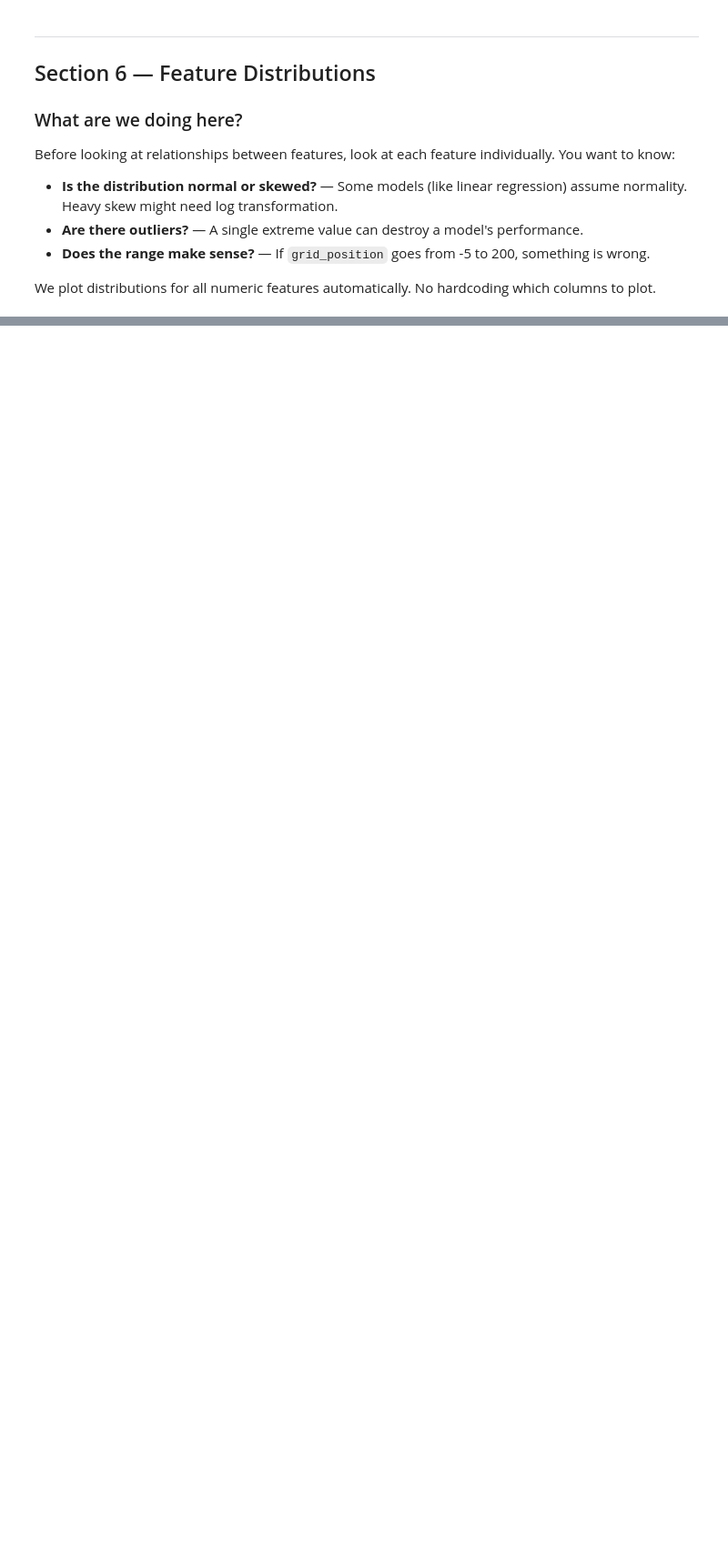
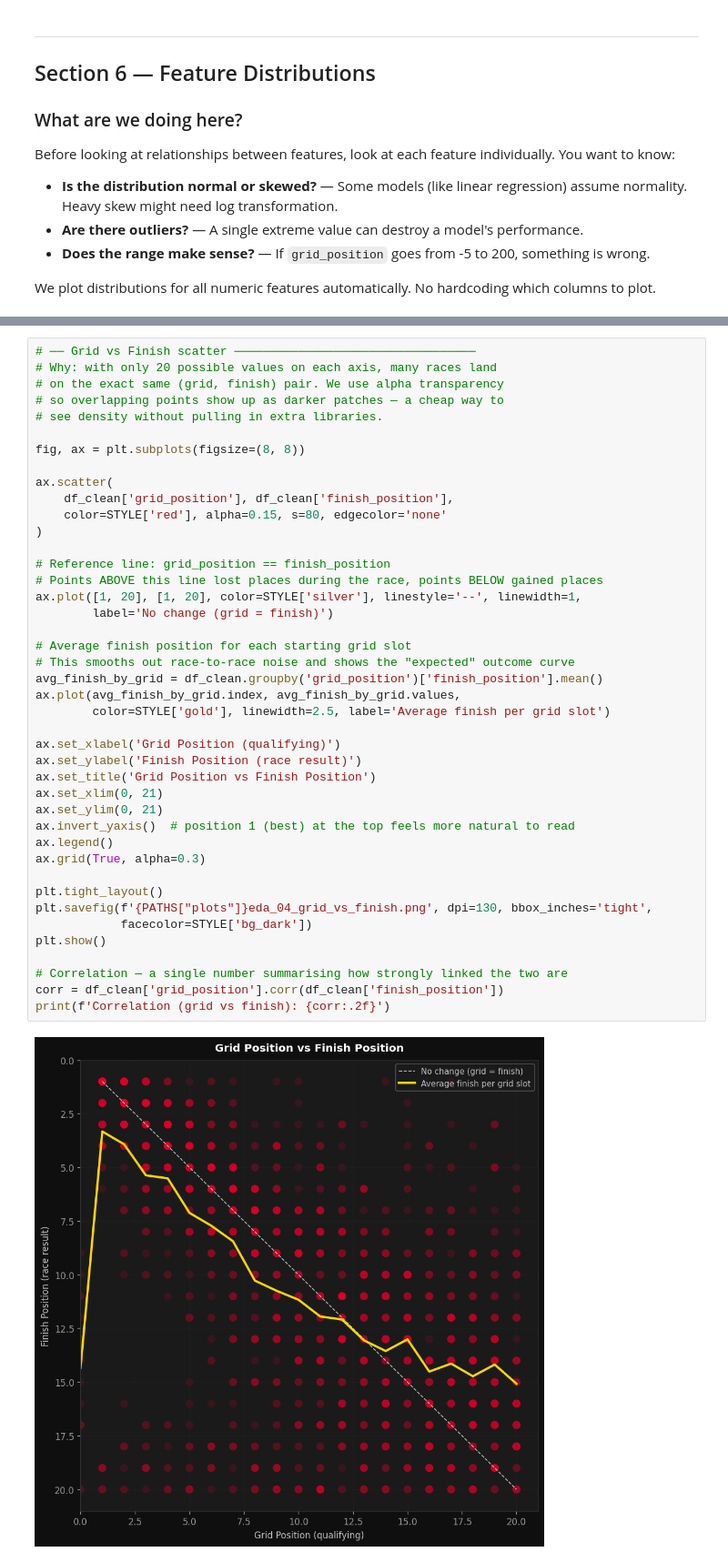
Before and after one commit to JoharR1zvi/F1-race-predictor, a Jupyter notebook: notebooks/02_Exploratory_Data_Analysis.ipynb, the cells around one changed output, grey strips where cells are left out. Shown at 91% size. Saved outputs shown, nothing was run; the diff lists cells and outputs as text; blank space fills up the shorter version.

```diff
--- a/notebooks/02_Exploratory_Data_Analysis.ipynb
+++ b/notebooks/02_Exploratory_Data_Analysis.ipynb
@@ -858,0 +985,44 @@ Highly skewed features (|skew| > 1.5) — consider log transform in feature engi
+# %%
+# ── Grid vs Finish scatter ──────────────────────────────────
+# Why: with only 20 possible values on each axis, many races land
+# on the exact same (grid, finish) pair. We use alpha transparency
+# so overlapping points show up as darker patches — a cheap way to
+# see density without pulling in extra libraries.
+
+fig, ax = plt.subplots(figsize=(8, 8))
+
+ax.scatter(
+    df_clean['grid_position'], df_clean['finish_position'],
+    color=STYLE['red'], alpha=0.15, s=80, edgecolor='none'
+)
+
+# Reference line: grid_position == finish_position
+# Points ABOVE this line lost places during the race, points BELOW gained places
+ax.plot([1, 20], [1, 20], color=STYLE['silver'], linestyle='--', linewidth=1,
+        label='No change (grid = finish)')
+
+# Average finish position for each starting grid slot
+# This smooths out race-to-race noise and shows the "expected" outcome curve
+avg_finish_by_grid = df_clean.groupby('grid_position')['finish_position'].mean()
+ax.plot(avg_finish_by_grid.index, avg_finish_by_grid.values,
+        color=STYLE['gold'], linewidth=2.5, label='Average finish per grid slot')
+
+ax.set_xlabel('Grid Position (qualifying)')
+ax.set_ylabel('Finish Position (race result)')
+ax.set_title('Grid Position vs Finish Position')
+ax.set_xlim(0, 21)
+ax.set_ylim(0, 21)
+ax.invert_yaxis()  # position 1 (best) at the top feels more natural to read
+ax.legend()
+ax.grid(True, alpha=0.3)
+
+plt.tight_layout()
+plt.savefig(f'{PATHS["plots"]}eda_04_grid_vs_finish.png', dpi=130, bbox_inches='tight',
+            facecolor=STYLE['bg_dark'])
+plt.show()
+
+# Correlation — a single number summarising how strongly linked the two are
+corr = df_clean['grid_position'].corr(df_clean['finish_position'])
+print(f'Correlation (grid vs finish): {corr:.2f}')
+# %% [output]
+[figure, added]
```
Also changed, not shown: parts of 72 cells of this notebook, 40 other files.
